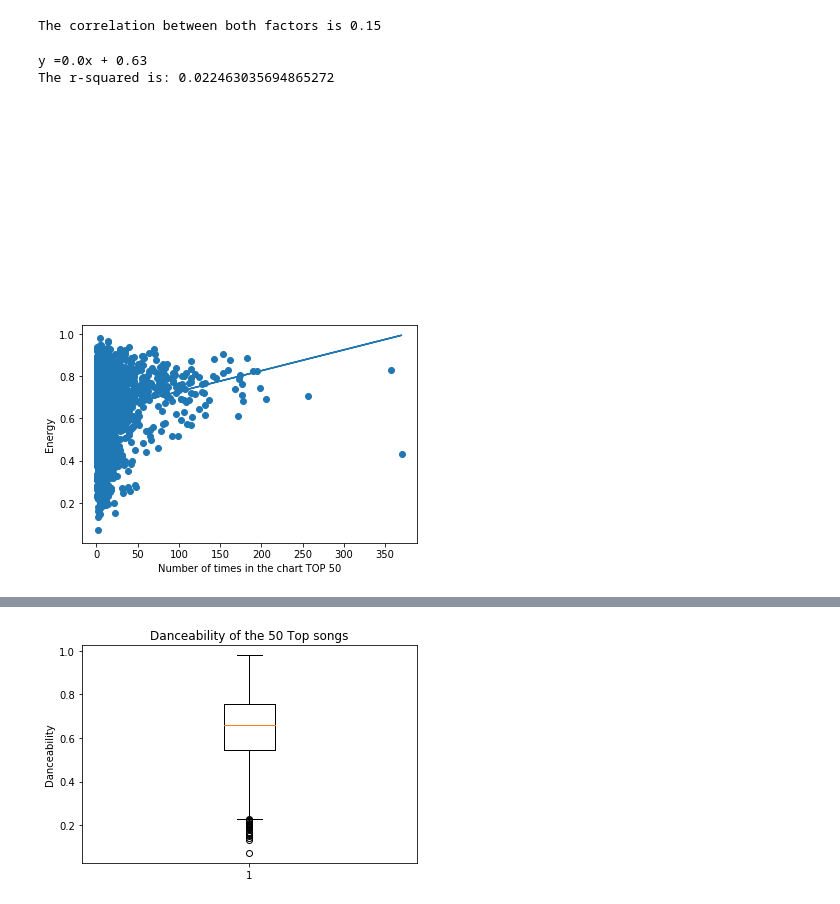
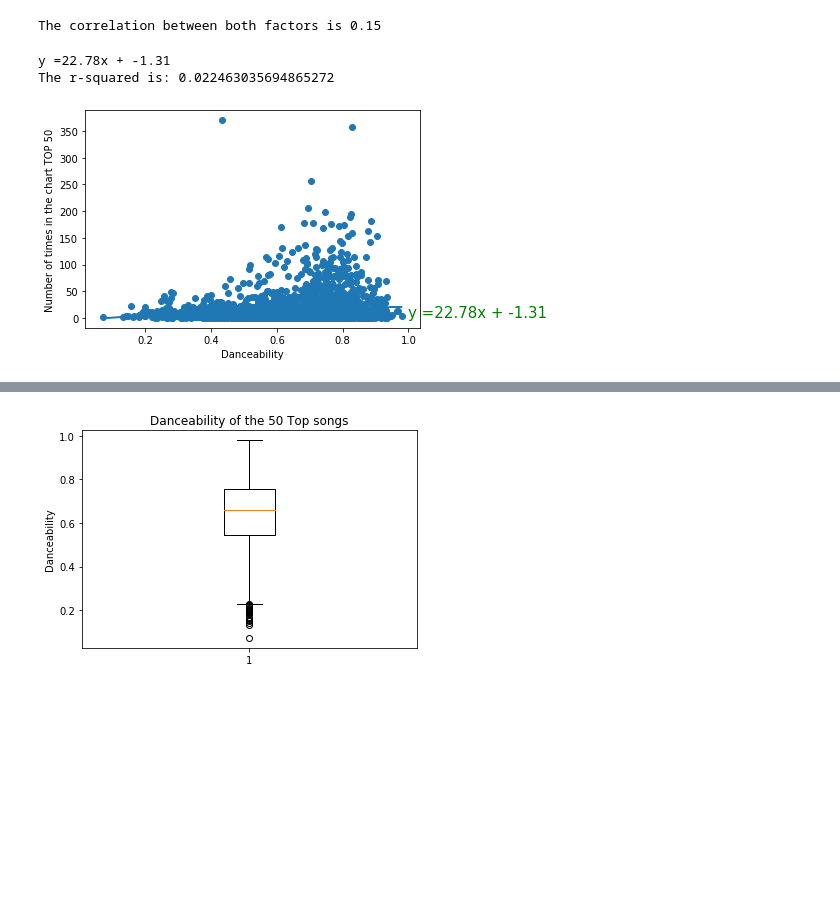
Before and after one commit to JaviSandoval94/Spotify-Trends-Analysis, a Jupyter notebook: Project1-Spotify-FinalReport-Copy1.ipynb, the cells around one changed output, grey strips where cells are left out. Drawn from its saved outputs; the diff is of its cells as text; code cells hidden in the pictures; blank space fills up the shorter version.

```diff
--- a/Project1-Spotify-FinalReport-Copy1.ipynb
+++ b/Project1-Spotify-FinalReport-Copy1.ipynb
@@ -326,26 +350,26 @@ print(f"The correlation between both factors is {round(correlation[0],2)}")
 # %% [output]
 The correlation between both factors is 0.15
 # %%
-x_values=merge_df["Number of times in the chart TOP 50"]
-y_values=merge_df["Danceability"]
+x_values=merge_df["Danceability"]
+y_values=merge_df["Number of times in the chart TOP 50"]
 (slope,intercept,rvalue,pvalue,stderr) = stats.linregress(x_values,y_values)
 regress_values = x_values* slope + intercept
 line_eq= "y ="+str(round(slope,2))+"x + "+ str(round(intercept,2))
 print(line_eq)
 plt.scatter(x_values, y_values)
 plt.plot(x_values,regress_values)
 
 plt.annotate(line_eq,(1,2),fontsize=15,color="green")
-plt.xlabel("Number of times in the chart TOP 50")
-plt.ylabel("Energy")
+plt.xlabel("Danceability")
+plt.ylabel("Number of times in the chart TOP 50")
 
 print(f"The r-squared is: {rvalue**2}")
 
 plt.show()
 # %% [output]
-y =0.0x + 0.63
+y =22.78x + -1.31
 The r-squared is: 0.022463035694865272
-[figure, old version]
+[figure, new version]
 # %%
 #SAMPLE
 # %%
```
Also changed, not shown: parts of 15 cells of this notebook.
